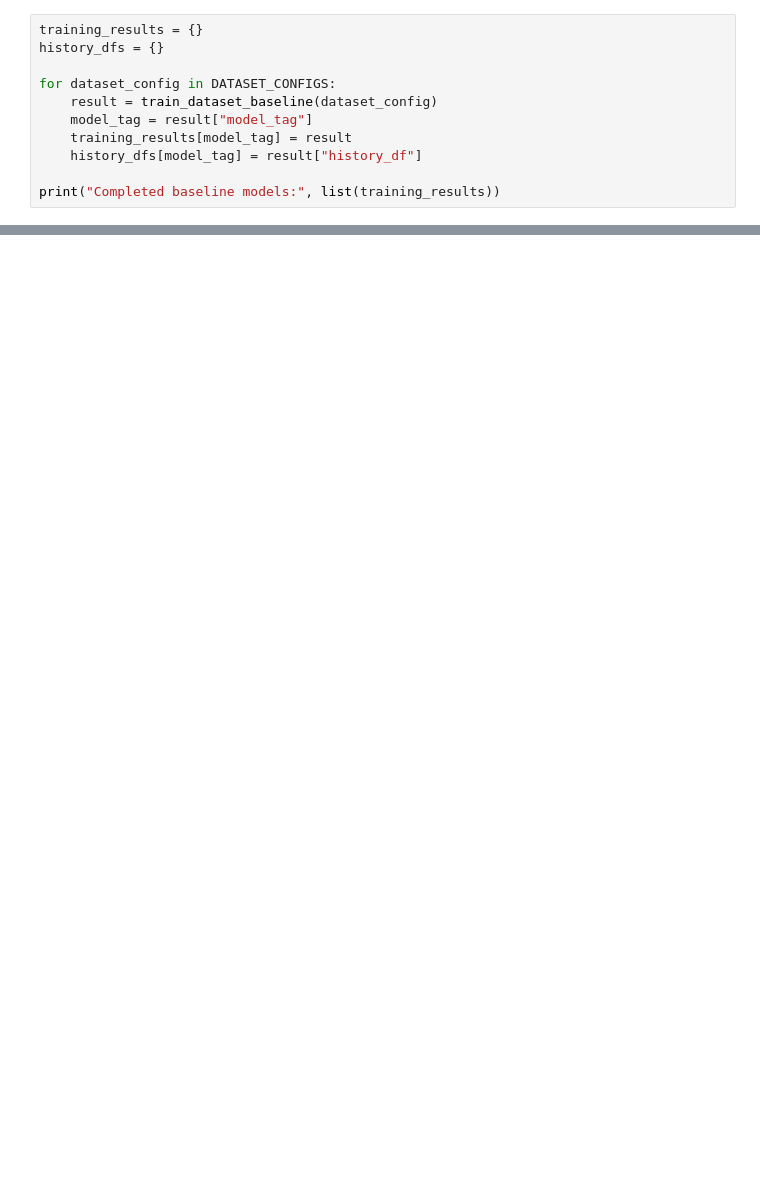
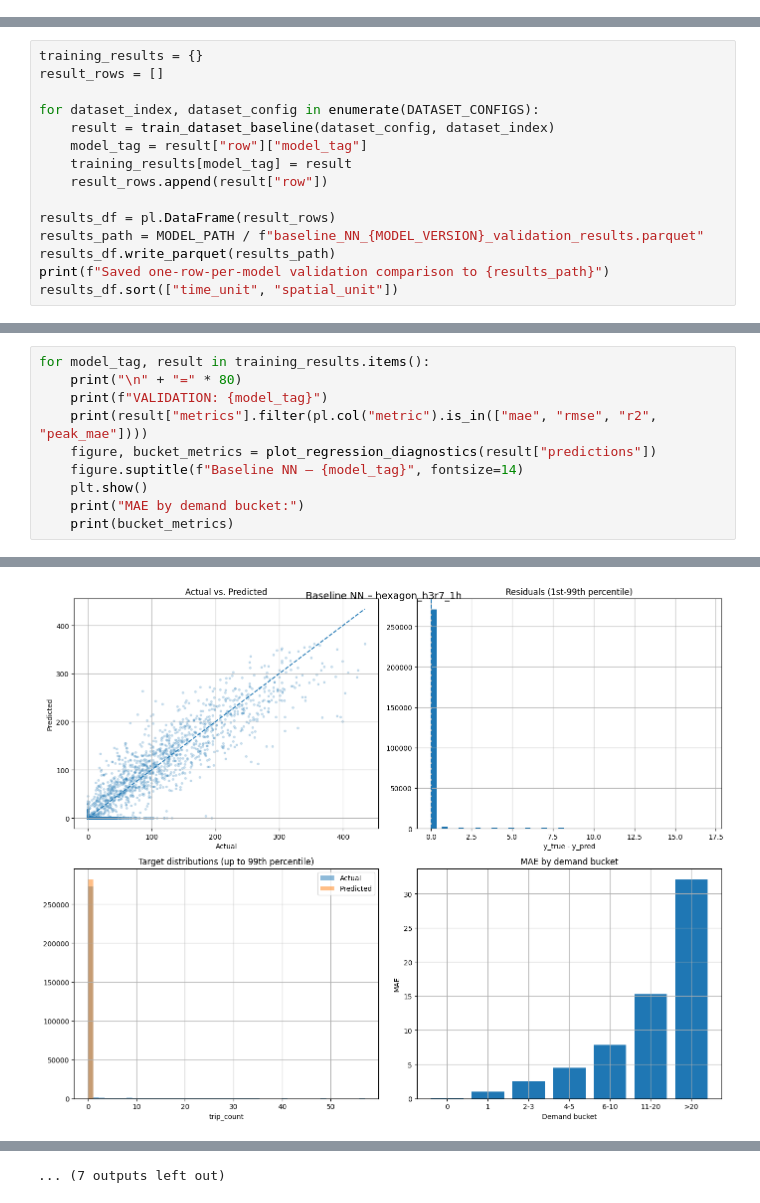
Before and after one commit to angfe/Group-3-AAA, a Jupyter notebook: notebooks/03_01_predictive_analytics_nn_baseline.ipynb, the cells around one changed output, grey strips where cells are left out. Cells and saved outputs as stored; diff of their text form; blank space fills up the shorter version.

Commit message:
add adjusted nn baseline, grid search and final training

```diff
--- a/notebooks/03_01_predictive_analytics_nn_baseline.ipynb
+++ b/notebooks/03_01_predictive_analytics_nn_baseline.ipynb
@@ -273,12 +409 @@ def train_dataset_baseline(dataset_config):
     }
-# %%
-training_results = {}
-history_dfs = {}
-
-for dataset_config in DATASET_CONFIGS:
-    result = train_dataset_baseline(dataset_config)
-    model_tag = result["model_tag"]
-    training_results[model_tag] = result
-    history_dfs[model_tag] = result["history_df"]
-
-print("Completed baseline models:", list(training_results))
@@ -489,0 +416,15 @@ shape: (7, 5)
+# %%
+training_results = {}
+result_rows = []
+
+for dataset_index, dataset_config in enumerate(DATASET_CONFIGS):
+    result = train_dataset_baseline(dataset_config, dataset_index)
+    model_tag = result["row"]["model_tag"]
+    training_results[model_tag] = result
+    result_rows.append(result["row"])
+
+results_df = pl.DataFrame(result_rows)
+results_path = MODEL_PATH / f"baseline_NN_{MODEL_VERSION}_validation_results.parquet"
+results_df.write_parquet(results_path)
+print(f"Saved one-row-per-model validation comparison to {results_path}")
+results_df.sort(["time_unit", "spatial_unit"])
@@ -489,0 +465,11 @@ shape: (7, 5)
+# %%
+for model_tag, result in training_results.items():
+    print("\n" + "=" * 80)
+    print(f"VALIDATION: {model_tag}")
+    print(result["metrics"].filter(pl.col("metric").is_in(["mae", "rmse", "r2", "peak_mae"])))
+    figure, bucket_metrics = plot_regression_diagnostics(result["predictions"])
+    figure.suptitle(f"Baseline NN – {model_tag}", fontsize=14)
+    plt.show()
+    print("MAE by demand bucket:")
+    print(bucket_metrics)
+# %% [output]
@@ -489,0 +489 @@ shape: (7, 5)
+[figure, added]
@@ -489,0 +580 @@ shape: (7, 5)
+... (7 outputs left out)
```
Also changed, not shown: parts of 24 cells of this notebook, 4 other files.
